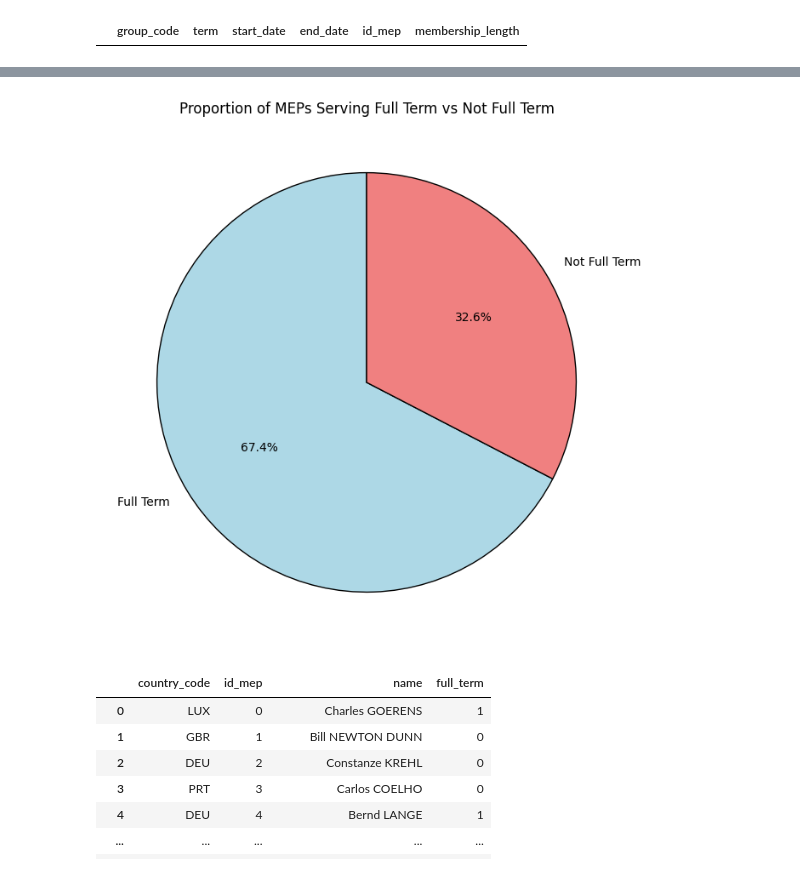
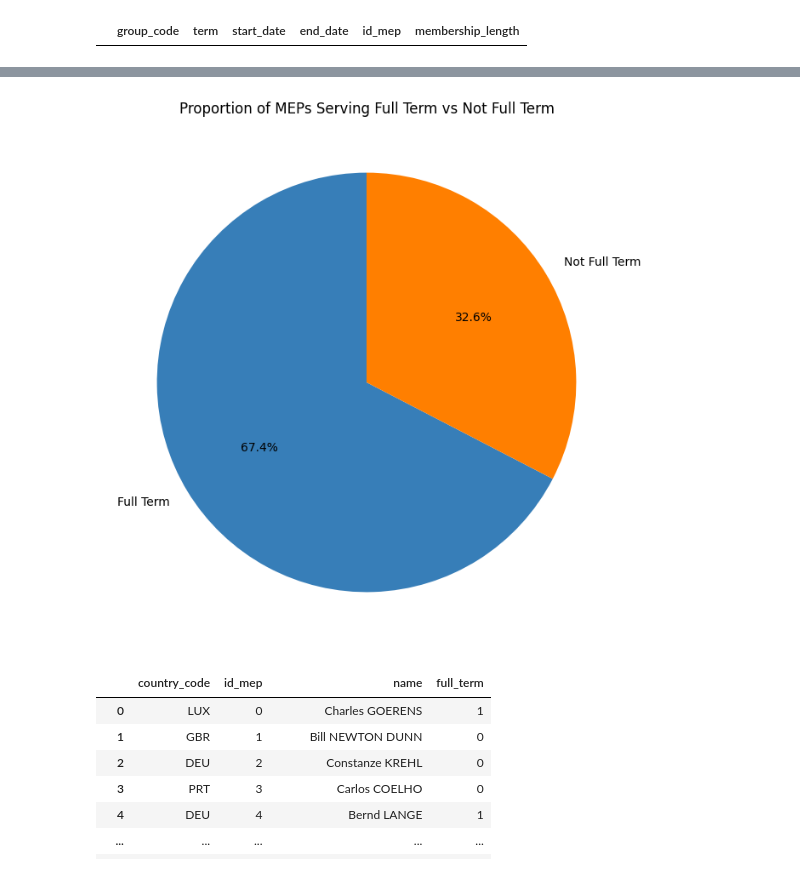
Before and after one commit to srosalino/Multi-polarization_in_the_9th_term_of_the_European_Parliament, a Jupyter notebook: scripts/3_group_memberships.ipynb, the cells around one changed output, grey strips where cells are left out. Cells and saved outputs as stored; diff of their text form; code cells hidden in the pictures.

```diff
--- a/scripts/3_group_memberships.ipynb
+++ b/scripts/3_group_memberships.ipynb
@@ -418,21 +339,21 @@ plt.show()
 # %%
 # Count occurrences of each value in the 'full_term' column
 full_term_counts = members["full_term"].value_counts()
 
 # Plot the pie chart
 plt.figure(figsize=(8, 8))
 plt.pie(
     full_term_counts,
     labels=["Full Term", "Not Full Term"],
     autopct='%1.1f%%',
     startangle=90,
-    colors=['lightblue', 'lightcoral'],
-    wedgeprops={'edgecolor': 'black'}
+    colors=['#377eb8', '#ff7f00'],
 )
+
 plt.title("Proportion of MEPs Serving Full Term vs Not Full Term")
 plt.show()
 # %% [output]
-[figure, old version]
+[figure, new version]
 # %%
 # Convert the "full_term" column in the members dataset to integer type
 members["full_term"] = members["full_term"].astype(int)
```
Also changed, not shown: parts of 15 cells of this notebook, 25 other files.
